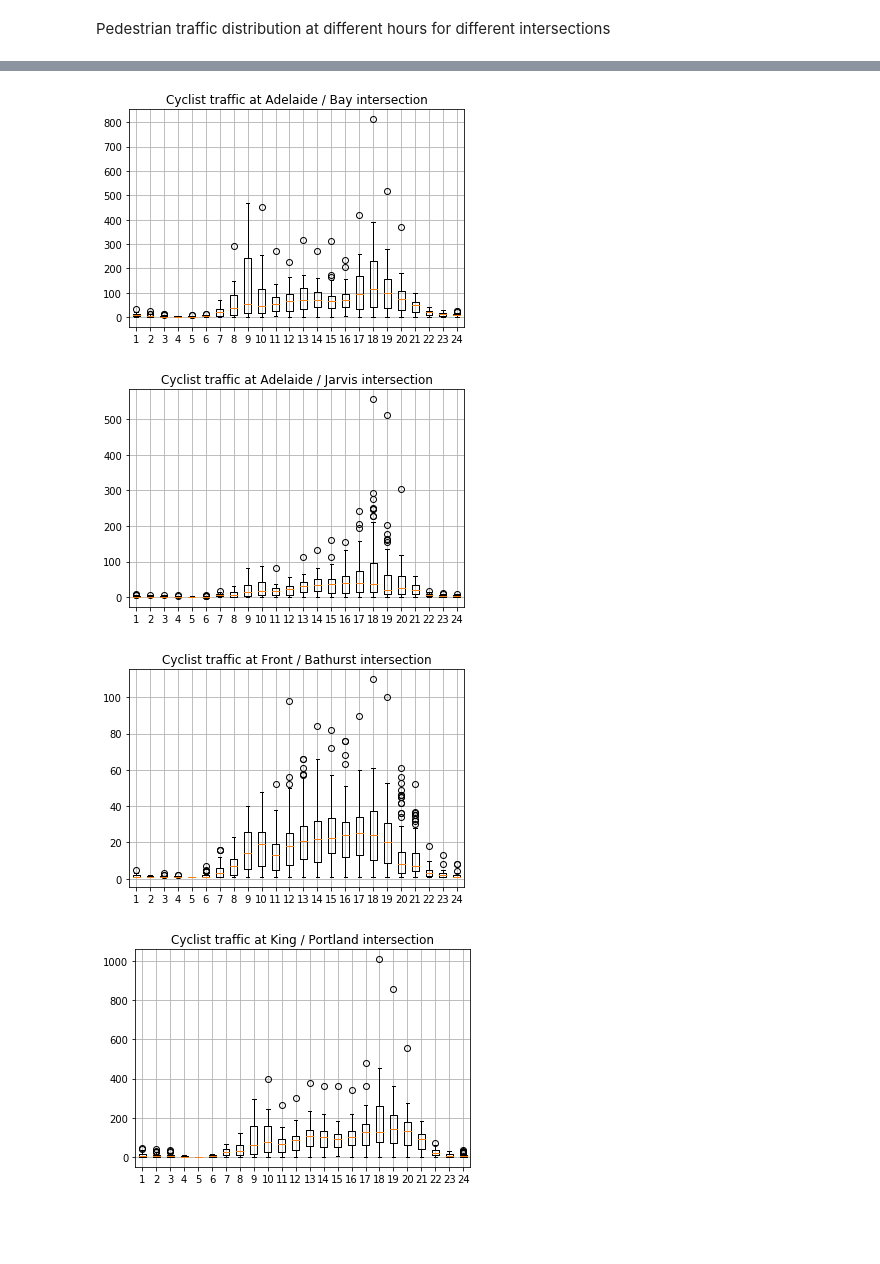
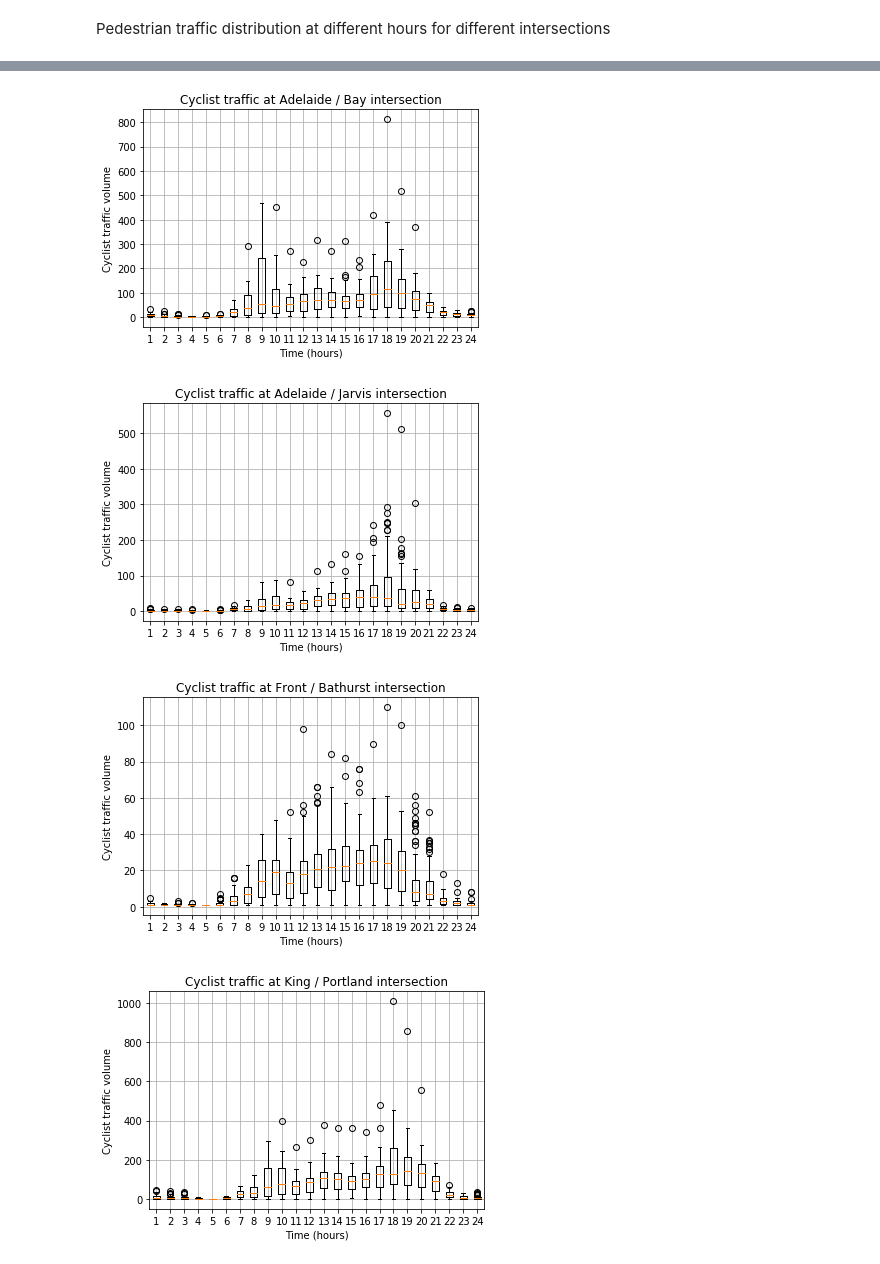
Before and after one commit to kojosarfo/InsightProject, a Jupyter notebook: notebooks/IllustrativePlots.ipynb, the cells around one changed output, grey strips where cells are left out. Saved outputs shown, nothing was run; the diff lists cells and outputs as text; code cells hidden in the pictures; blank space fills up the shorter version.

```diff
--- a/notebooks/IllustrativePlots.ipynb
+++ b/notebooks/IllustrativePlots.ipynb
@@ -90,8 +90,8 @@ for i in range(14):
     for j in range(24):
         jthHourData = Peds[Peds['Hour'] == j]['volume']
         dailyData.append(jthHourData.values)
-        colNames.append(str(j))
     boxplot = plt.boxplot(dailyData)
+    plt.xlabel('Time (hours)'); plt.ylabel('Pedestrian traffic volume')
     plt.title('Pedestrian traffic at ' + IntersectionName + ' intersection')
     plt.grid(True)
     plt.show()
@@ -113,20 +113,21 @@ for i in range(14):
 # %%
 for i in range(14):
 
     Cycs = Cyclists[i]
     Cycs = Cycs.dropna()
     IntersectionName = Cycs['IntName'][0]
 
     dailyData = [];
     for j in range(24):
         jthHourData = Cycs[Cycs['Hour'] == j]['volume']
         dailyData.append(jthHourData.values)
     boxplot = plt.boxplot(dailyData)
+    plt.xlabel('Time (hours)'); plt.ylabel('Cyclist traffic volume')
     plt.title('Cyclist traffic at ' + IntersectionName + ' intersection')
     plt.grid(True)
     plt.show()
 # %% [output]
-[figure, old version]
+[figure, new version]
-[figure, old version]
+[figure, new version]
-[figure, old version]
+[figure, new version]
-[figure, old version]
+[figure, new version]
```
Also changed, not shown: parts of 5 cells of this notebook, 2 other files.
